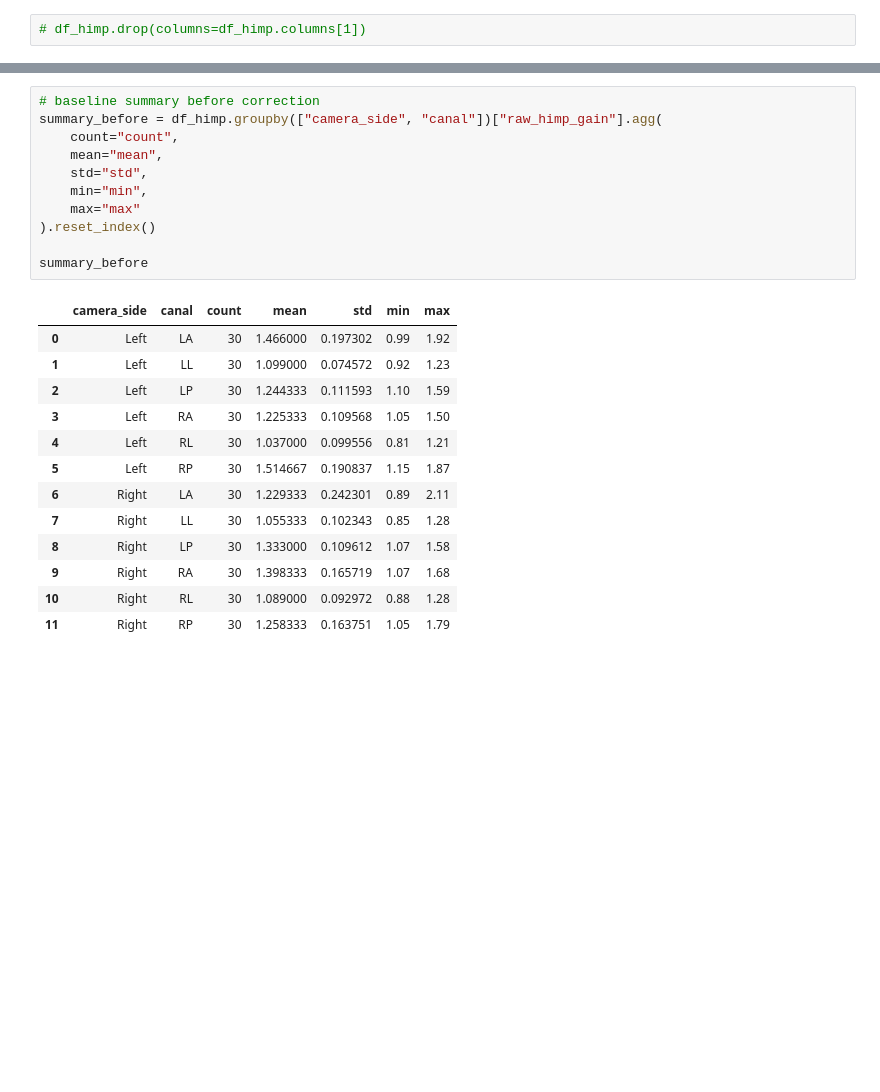
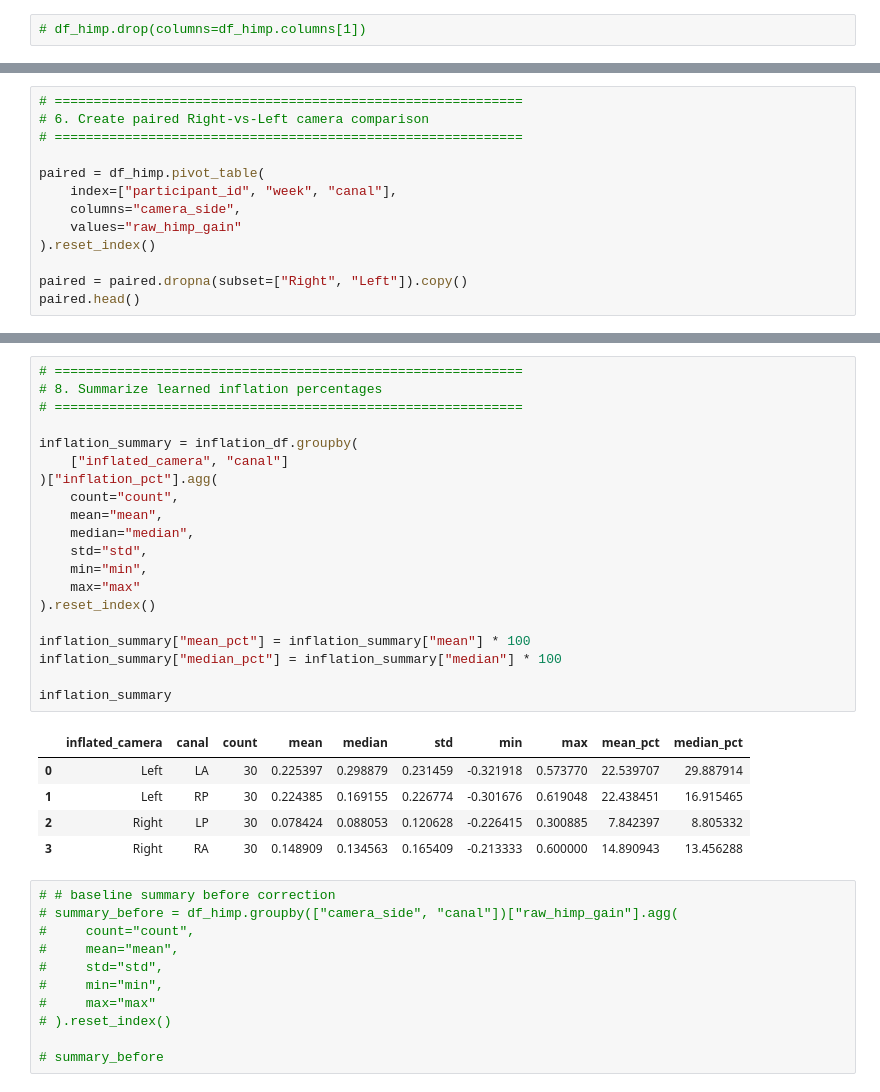
Before and after one commit to abhik12295/ai-vhit-calibration, a Jupyter notebook: main.ipynb, the cells around one changed output, grey strips where cells are left out. Cells and saved outputs as stored; diff of their text form; blank space fills up the shorter version.

Commit message:
learned pattern and adjsuted the app

```diff
--- a/main.ipynb
+++ b/main.ipynb
@@ -141,0 +215,13 @@ df_himp
+# %%
+# ============================================================
+# 6. Create paired Right-vs-Left camera comparison
+# ============================================================
+
+paired = df_himp.pivot_table(
+    index=["participant_id", "week", "canal"],
+    columns="camera_side",
+    values="raw_himp_gain"
+).reset_index()
+
+paired = paired.dropna(subset=["Right", "Left"]).copy()
+paired.head()
@@ -142,25 +299,37 @@ df_himp
+# %%
+# ============================================================
+# 8. Summarize learned inflation percentages
+# ============================================================
+
+inflation_summary = inflation_df.groupby(
+    ["inflated_camera", "canal"]
+)["inflation_pct"].agg(
+    count="count",
+    mean="mean",
+    median="median",
+    std="std",
+    min="min",
+    max="max"
+).reset_index()
+
+inflation_summary["mean_pct"] = inflation_summary["mean"] * 100
+inflation_summary["median_pct"] = inflation_summary["median"] * 100
+
+inflation_summary
+# %% [output]
+|  | inflated_camera | canal | count | mean | median | std | min | max | mean_pct | median_pct |
+| 0 | Left | LA | 30 | 0.225397 | 0.298879 | 0.231459 | -0.321918 | 0.573770 | 22.539707 | 29.887914 |
+| 1 | Left | RP | 30 | 0.224385 | 0.169155 | 0.226774 | -0.301676 | 0.619048 | 22.438451 | 16.915465 |
+| 2 | Right | LP | 30 | 0.078424 | 0.088053 | 0.120628 | -0.226415 | 0.300885 | 7.842397 | 8.805332 |
+| 3 | Right | RA | 30 | 0.148909 | 0.134563 | 0.165409 | -0.213333 | 0.600000 | 14.890943 | 13.456288 |
 # %%
-# baseline summary before correction
-summary_before = df_himp.groupby(["camera_side", "canal"])["raw_himp_gain"].agg(
-    count="count",
-    mean="mean",
-    std="std",
-    min="min",
-    max="max"
-).reset_index()
+# # baseline summary before correction
+# summary_before = df_himp.groupby(["camera_side", "canal"])["raw_himp_gain"].agg(
+#     count="count",
+#     mean="mean",
+#     std="std",
+#     min="min",
+#     max="max"
+# ).reset_index()
 
-summary_before
+# summary_before
-# %% [output]
-|  | camera_side | canal | count | mean | std | min | max |
-| 0 | Left | LA | 30 | 1.466000 | 0.197302 | 0.99 | 1.92 |
-| 1 | Left | LL | 30 | 1.099000 | 0.074572 | 0.92 | 1.23 |
-| 2 | Left | LP | 30 | 1.244333 | 0.111593 | 1.10 | 1.59 |
-| 3 | Left | RA | 30 | 1.225333 | 0.109568 | 1.05 | 1.50 |
-| 4 | Left | RL | 30 | 1.037000 | 0.099556 | 0.81 | 1.21 |
-| 5 | Left | RP | 30 | 1.514667 | 0.190837 | 1.15 | 1.87 |
-| 6 | Right | LA | 30 | 1.229333 | 0.242301 | 0.89 | 2.11 |
-| 7 | Right | LL | 30 | 1.055333 | 0.102343 | 0.85 | 1.28 |
-| 8 | Right | LP | 30 | 1.333000 | 0.109612 | 1.07 | 1.58 |
-| 9 | Right | RA | 30 | 1.398333 | 0.165719 | 1.07 | 1.68 |
-| 10 | Right | RL | 30 | 1.089000 | 0.092972 | 0.88 | 1.28 |
-| 11 | Right | RP | 30 | 1.258333 | 0.163751 | 1.05 | 1.79 |
```
Also changed, not shown: parts of 40 cells of this notebook, 4 other files.
